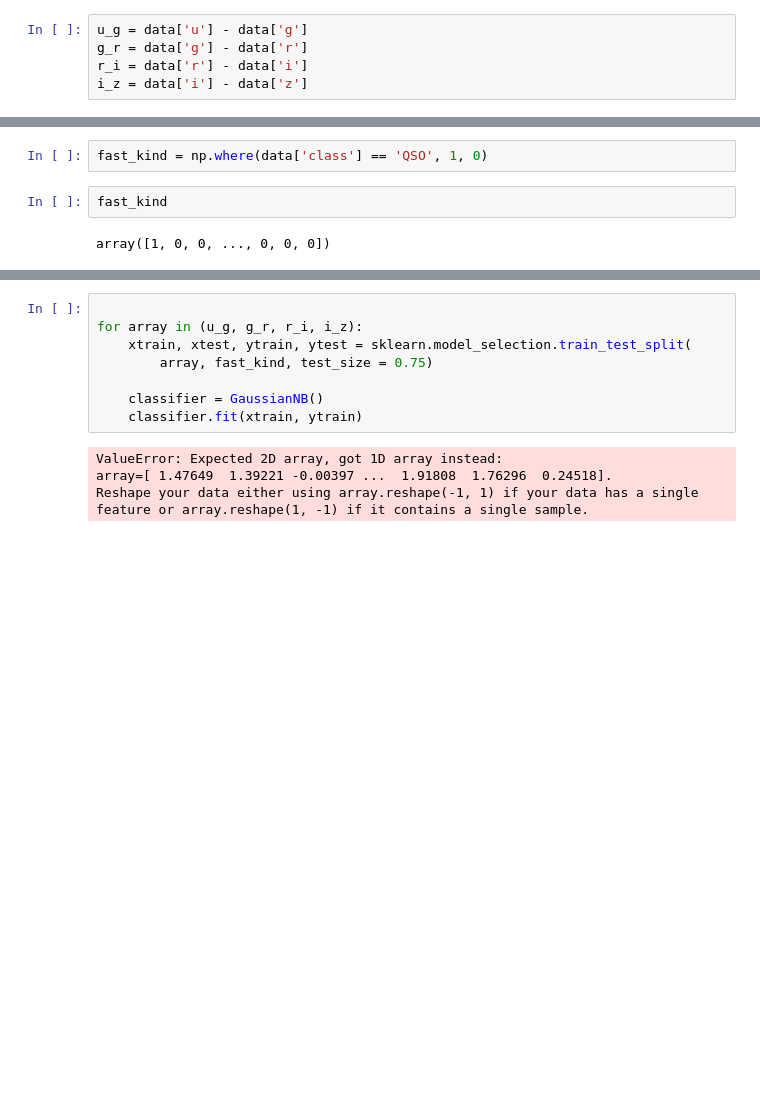
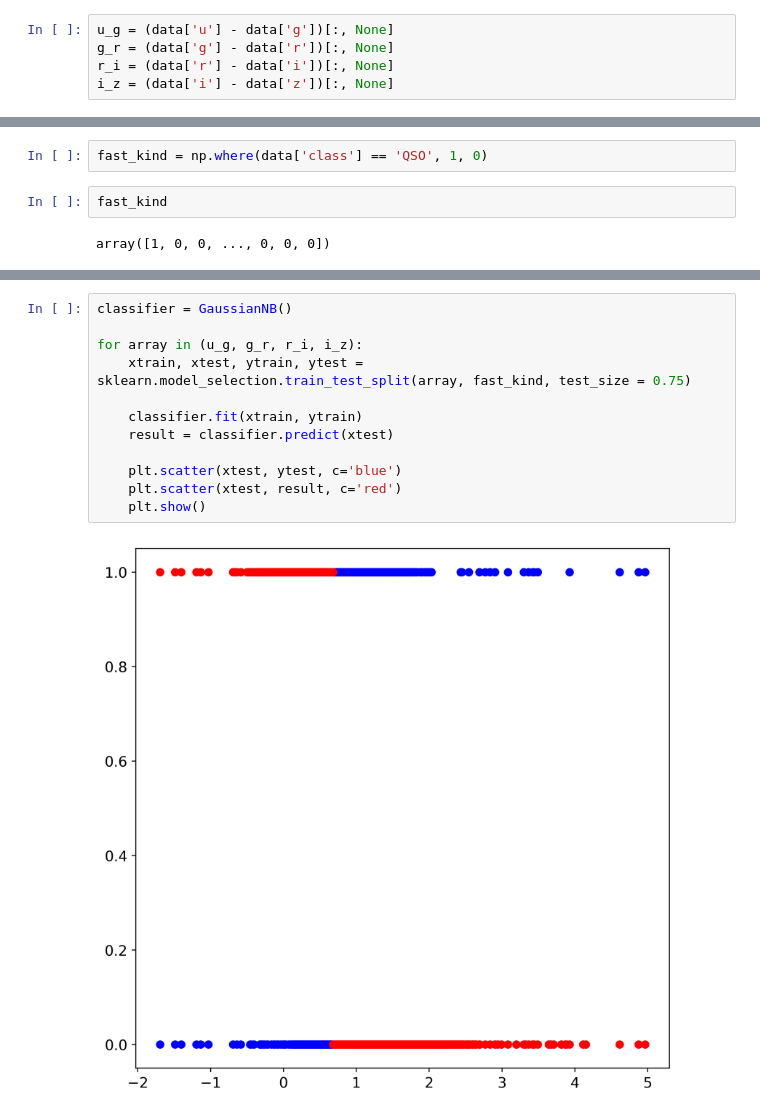
Before and after one commit to olli-e-benji/Astrostatistics-and-Machine-Learning-2023, a Jupyter notebook: working/L19_ClassificationQuasarGalaxy.ipynb, the cells around one changed output, grey strips where cells are left out. Drawn from its saved outputs; the diff is of its cells as text; blank space fills up the shorter version.

```diff
--- a/working/L19_ClassificationQuasarGalaxy.ipynb
+++ b/working/L19_ClassificationQuasarGalaxy.ipynb
@@ -41,7 +41,7 @@ Table length=50000
 | 19.5514 | 18.27711 | 17.62101 | 17.21947 | 17.03347 | GALAXY | 0.1125709 | 9.286238e-06 |
 | 18.80772 | 17.75751 | 17.405 | 17.2165 | 17.12295 | GALAXY | 0.04365238 | 7.415751e-06 |
 # %%
-u_g = data['u'] - data['g']
-g_r = data['g'] - data['r']
-r_i = data['r'] - data['i']
-i_z = data['i'] - data['z']
+u_g = (data['u'] - data['g'])[:, None]
+g_r = (data['g'] - data['r'])[:, None]
+r_i = (data['r'] - data['i'])[:, None]
+i_z = (data['i'] - data['z'])[:, None]
@@ -66,14 +66,16 @@ kind.shape
 # %% [output]
 (50000,)
 # %%
+classifier = GaussianNB()
 
 for array in (u_g, g_r, r_i, i_z):
-    xtrain, xtest, ytrain, ytest = sklearn.model_selection.train_test_split(
-        array, fast_kind, test_size = 0.75)
+    xtrain, xtest, ytrain, ytest = sklearn.model_selection.train_test_split(array, fast_kind, test_size = 0.75)
 
-    classifier = GaussianNB()
     classifier.fit(xtrain, ytrain)
+    result = classifier.predict(xtest)
+
+    plt.scatter(xtest, ytest, c='blue')
+    plt.scatter(xtest, result, c='red')
+    plt.show()
 # %% [output]
-ValueError: Expected 2D array, got 1D array instead:
-array=[ 1.47649  1.39221 -0.00397 ...  1.91808  1.76296  0.24518].
-Reshape your data either using array.reshape(-1, 1) if your data has a single feature or array.reshape(1, -1) if it contains a single sample.
+[figure, added]
```
Also changed, not shown: parts of 4 cells of this notebook.
